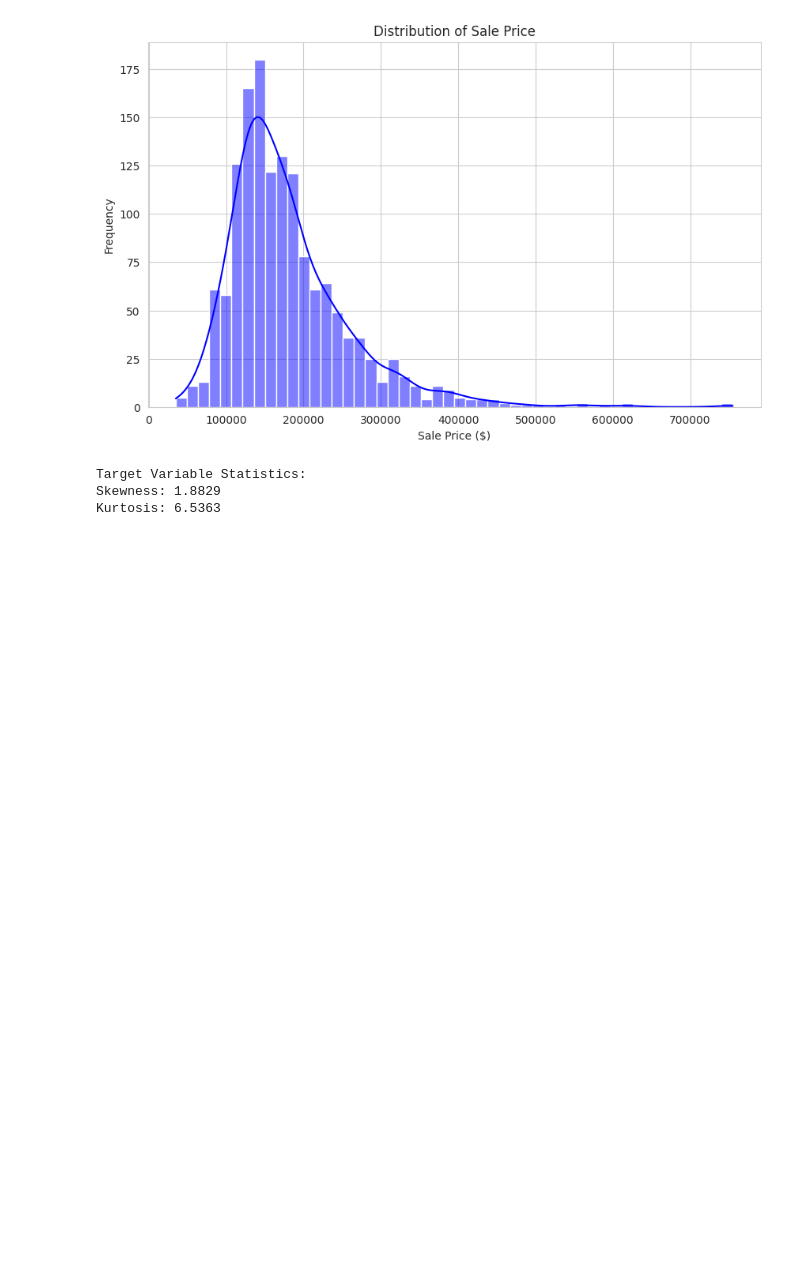
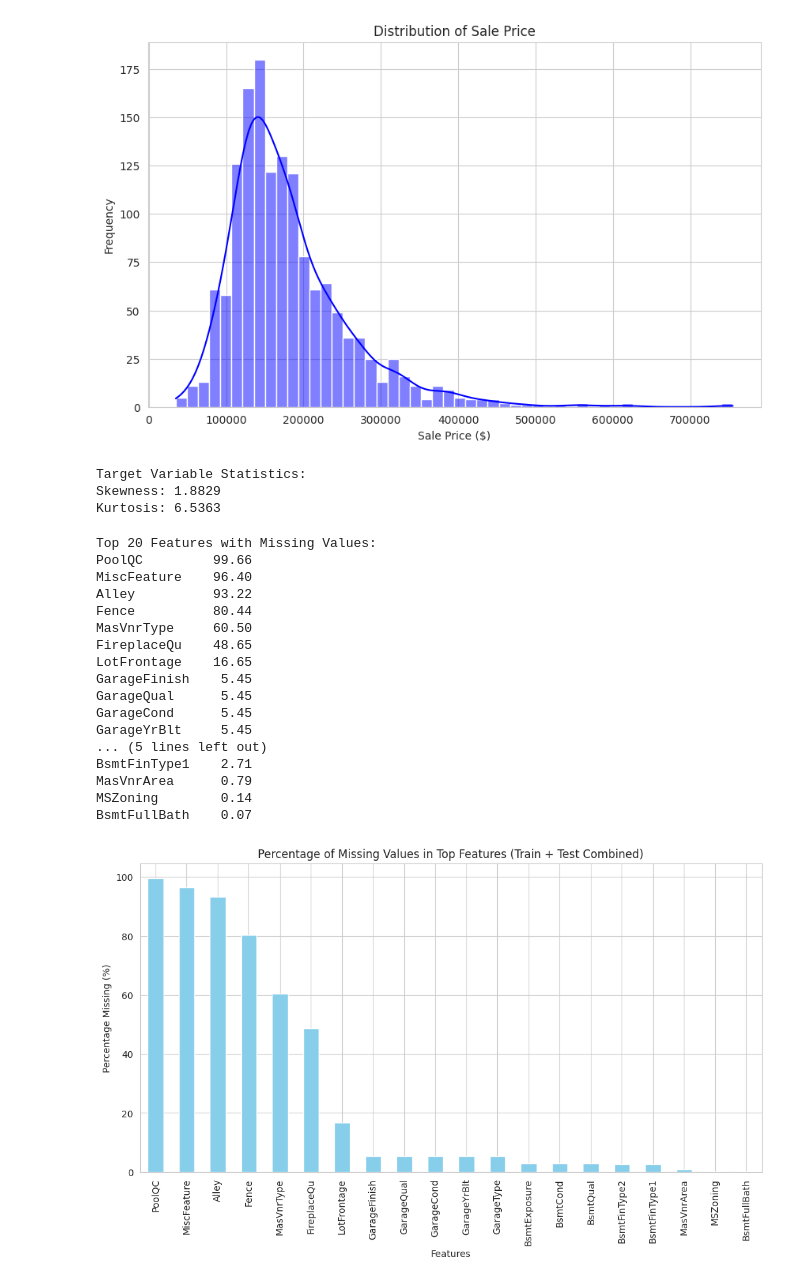
Before and after one commit to mapea1606/house-prices-prediction, a Jupyter notebook: notebooks/01_EDA_Initial.ipynb, the cells around one changed output. Saved outputs shown, nothing was run; the diff lists cells and outputs as text; code cells hidden in the pictures; blank space fills up the shorter version.

Commit message:
Se combinan los datasets train y test para cuantificar los valores faltantes.

```diff
--- a/notebooks/01_EDA_Initial.ipynb
+++ b/notebooks/01_EDA_Initial.ipynb
@@ -104,3 +104,52 @@ print(f"Kurtosis: {df_train['SalePrice'].kurt():.4f}")
 Target Variable Statistics:
 Skewness: 1.8829
 Kurtosis: 6.5363
+# %%
+# =================================================================
+# Missing Values Analysis
+# =================================================================
+
+# 1. Combine train and test sets to ensure consistency in missing value calculation
+# We use the combined data for a comprehensive view, excluding the 'SalePrice' column for now.
+df_combined = pd.concat([df_train.drop('SalePrice', axis=1), df_test], axis=0)
+
+# 2. Calculate the total count of missing values per column
+missing_counts = df_combined.isnull().sum()
+
+# 3. Filter and sort columns that have at least one missing value
+missing_data = missing_counts[missing_counts > 0].sort_values(ascending=False)
+
+# 4. Calculate the percentage of missing values relative to the total number of rows
+total_rows = len(df_combined)
+missing_percentage = (missing_data / total_rows) * 100
+
+# 5. Display the top missing features
+print("Top 20 Features with Missing Values:")
+print(missing_percentage.head(20).to_string(float_format="%.2f"))
+
+# 6. Visualize the top missing features (professional visualization)
+plt.figure(figsize=(12, 6))
+missing_percentage.head(20).plot(kind='bar', color='skyblue')
+plt.title('Percentage of Missing Values in Top Features (Train + Test Combined)')
+plt.xlabel('Features')
+plt.ylabel('Percentage Missing (%)')
+plt.show()
+# %% [output]
+Top 20 Features with Missing Values:
+PoolQC         99.66
+MiscFeature    96.40
+Alley          93.22
+Fence          80.44
+MasVnrType     60.50
+FireplaceQu    48.65
+LotFrontage    16.65
+GarageFinish    5.45
+GarageQual      5.45
+GarageCond      5.45
+GarageYrBlt     5.45
+... (5 lines left out)
+BsmtFinType1    2.71
+MasVnrArea      0.79
+MSZoning        0.14
+BsmtFullBath    0.07
+[figure, added]
```
Also changed, not shown: parts of 1 cell of this notebook.
